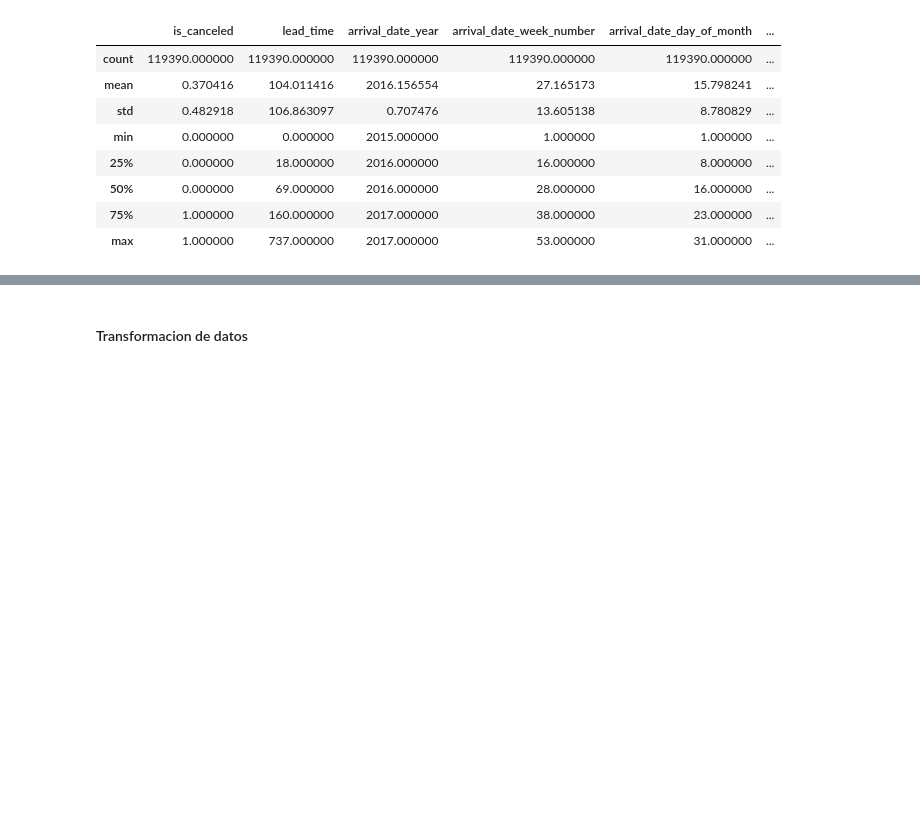
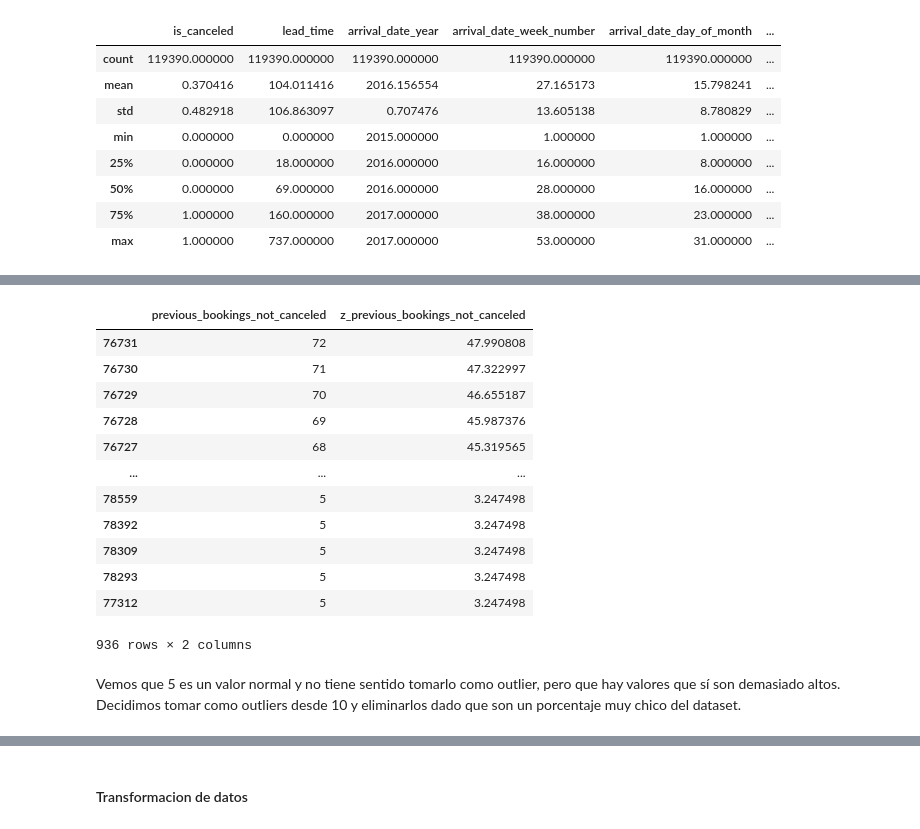
Before and after one commit to 1gnacio/orgadatos-collab-tp2, a Jupyter notebook: TP2.ipynb, the cells around one changed output, grey strips where cells are left out. Cells and saved outputs as stored; diff of their text form; code cells hidden in the pictures; blank space fills up the shorter version.

```diff
--- a/TP2.ipynb
+++ b/TP2.ipynb
@@ -1434,0 +1504,18 @@ data.describe()
+# %%
+data[abs(data['z_previous_bookings_not_canceled']) >= 3][['previous_bookings_not_canceled', 'z_previous_bookings_not_canceled']].sort_values(by='z_previous_bookings_not_canceled', ascending=False)
+# %% [output]
+|  | previous_bookings_not_canceled | z_previous_bookings_not_canceled |
+| 76731 | 72 | 47.990808 |
+| 76730 | 71 | 47.322997 |
+| 76729 | 70 | 46.655187 |
+| 76728 | 69 | 45.987376 |
+| 76727 | 68 | 45.319565 |
+| ... | ... | ... |
+| 78559 | 5 | 3.247498 |
+| 78392 | 5 | 3.247498 |
+| 78309 | 5 | 3.247498 |
+| 78293 | 5 | 3.247498 |
+| 77312 | 5 | 3.247498 |
+936 rows × 2 columns
+# %% [markdown]
+Vemos que 5 es un valor normal y no tiene sentido tomarlo como outlier, pero que hay valores que sí son demasiado altos. Decidimos tomar como outliers desde 10 y eliminarlos dado que son un porcentaje muy chico del dataset.
```
Also changed, not shown: parts of 44 cells of this notebook.
